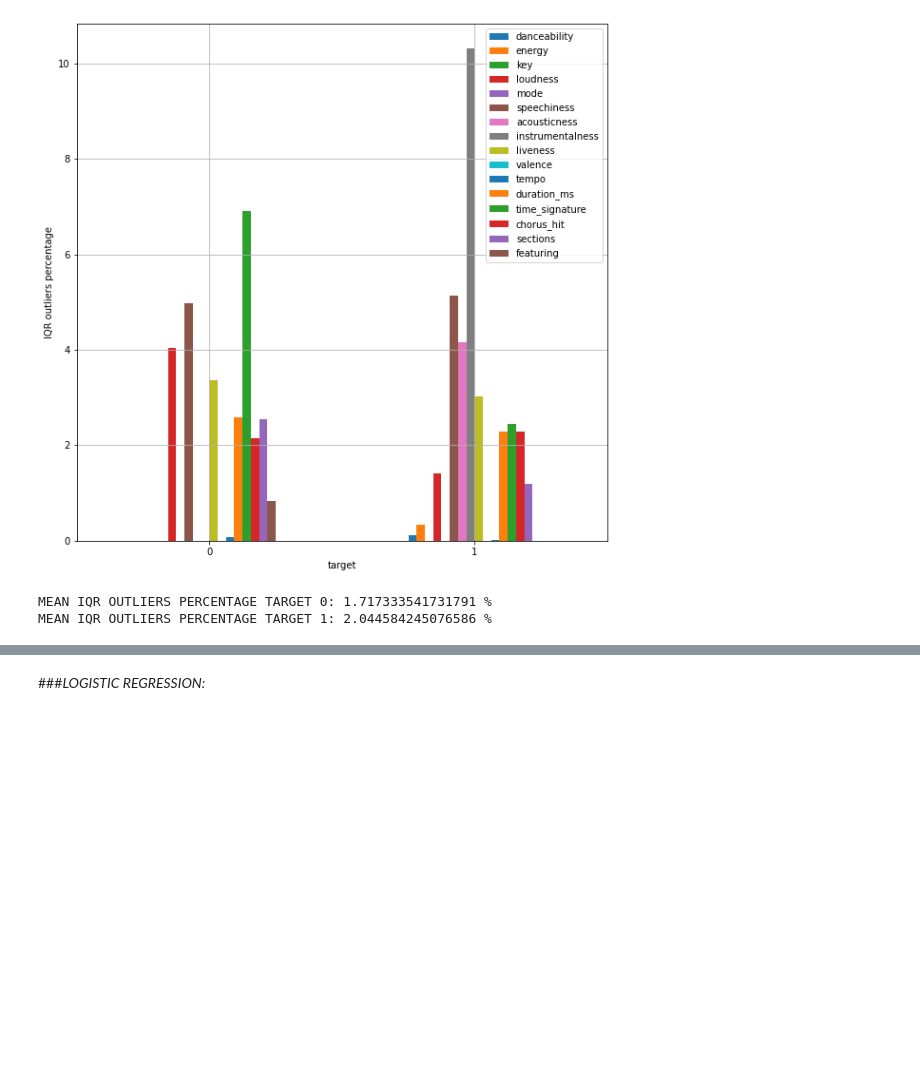
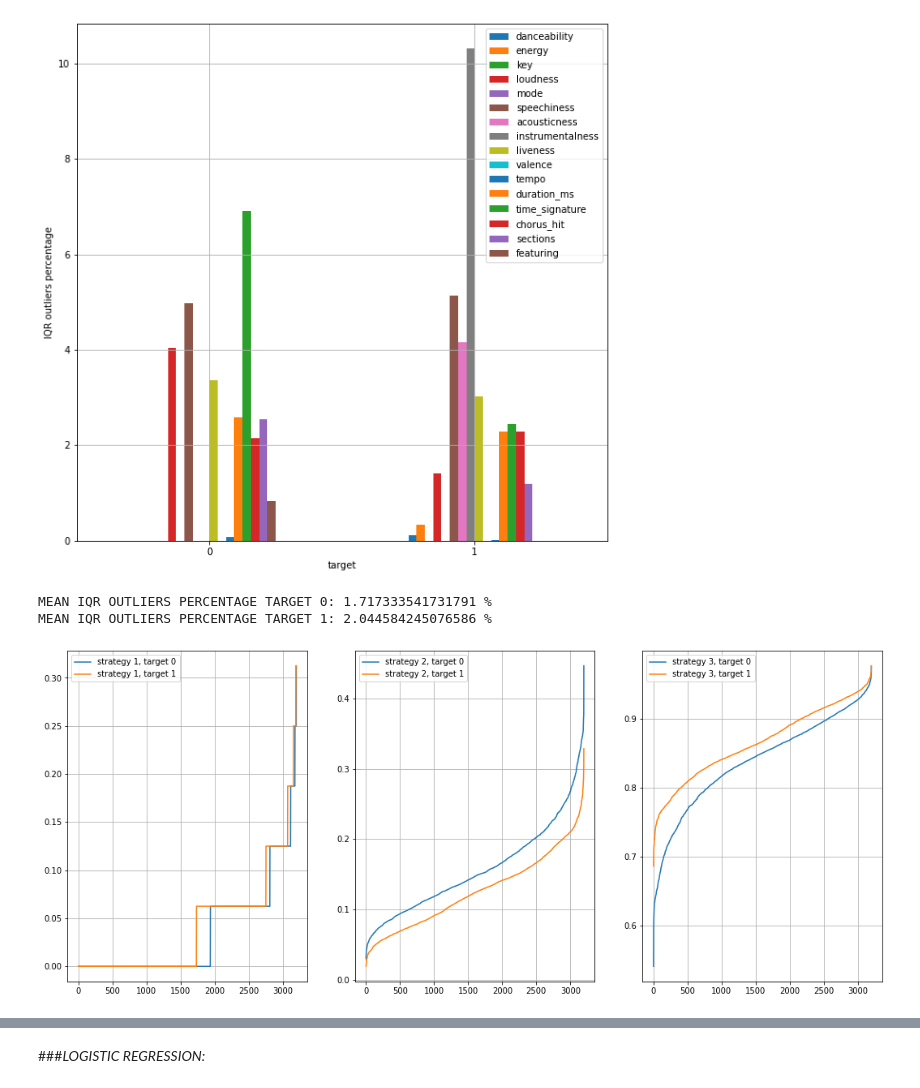
Before and after one commit to MatteoStoisa/DataSpaces_project, a Jupyter notebook: projectDataSpacesMatteoStoisa_the_spotify_hit_predictor_dataset_dataset_of_10s.ipynb, the cells around one changed output, grey strips where cells are left out. Drawn from its saved outputs; the diff is of its cells as text; code cells hidden in the pictures; blank space fills up the shorter version.

```diff
--- a/projectDataSpacesMatteoStoisa_the_spotify_hit_predictor_dataset_dataset_of_10s.ipynb
+++ b/projectDataSpacesMatteoStoisa_the_spotify_hit_predictor_dataset_dataset_of_10s.ipynb
@@ -384,6 +386,30 @@ def drop_by(ds, drop_rate, by):
     if count_to_delete_0 == 0 and count_to_delete_1 == 0:
       break
   return to_delete
+# %%
+strategy_1_0 = dataset_and_labels.loc[dataset_and_labels['target'] == 0, 'drop_strategy_1'].to_numpy()
+strategy_1_1 = dataset_and_labels.loc[dataset_and_labels['target'] == 1, 'drop_strategy_1'].to_numpy()
+strategy_2_0 = dataset_and_labels.loc[dataset_and_labels['target'] == 0, 'drop_strategy_2'].to_numpy()
+strategy_2_1 = dataset_and_labels.loc[dataset_and_labels['target'] == 1, 'drop_strategy_2'].to_numpy()
+strategy_3_0 = dataset_and_labels.loc[dataset_and_labels['target'] == 0, 'drop_strategy_3'].to_numpy()
+strategy_3_1 = dataset_and_labels.loc[dataset_and_labels['target'] == 1, 'drop_strategy_3'].to_numpy()
+
+fig, axs = plt.subplots(1, 3, figsize=(18, 7.5))
+axs[0].plot(np.sort(strategy_1_0), label='strategy 1, target 0')
+axs[0].plot(np.sort(strategy_1_1), label='strategy 1, target 1')
+axs[0].legend()
+axs[0].grid(True)
+axs[1].plot(np.sort(strategy_2_0), label='strategy 2, target 0')
+axs[1].plot(np.sort(strategy_2_1), label='strategy 2, target 1')
+axs[1].legend()
+axs[1].grid(True)
+axs[2].plot(np.sort(strategy_3_0), label='strategy 3, target 0')
+axs[2].plot(np.sort(strategy_3_1), label='strategy 3, target 1')
+axs[2].legend()
+axs[2].grid(True)
+plt.show()
+# %% [output]
+[figure, added]
 # %%
 def plot_pca_and_compare_distributions(ds):
   plot_pca(ds[primary_features], dataset_labels.loc[ds.index], False)
```
Also changed, not shown: parts of 8 cells of this notebook.
